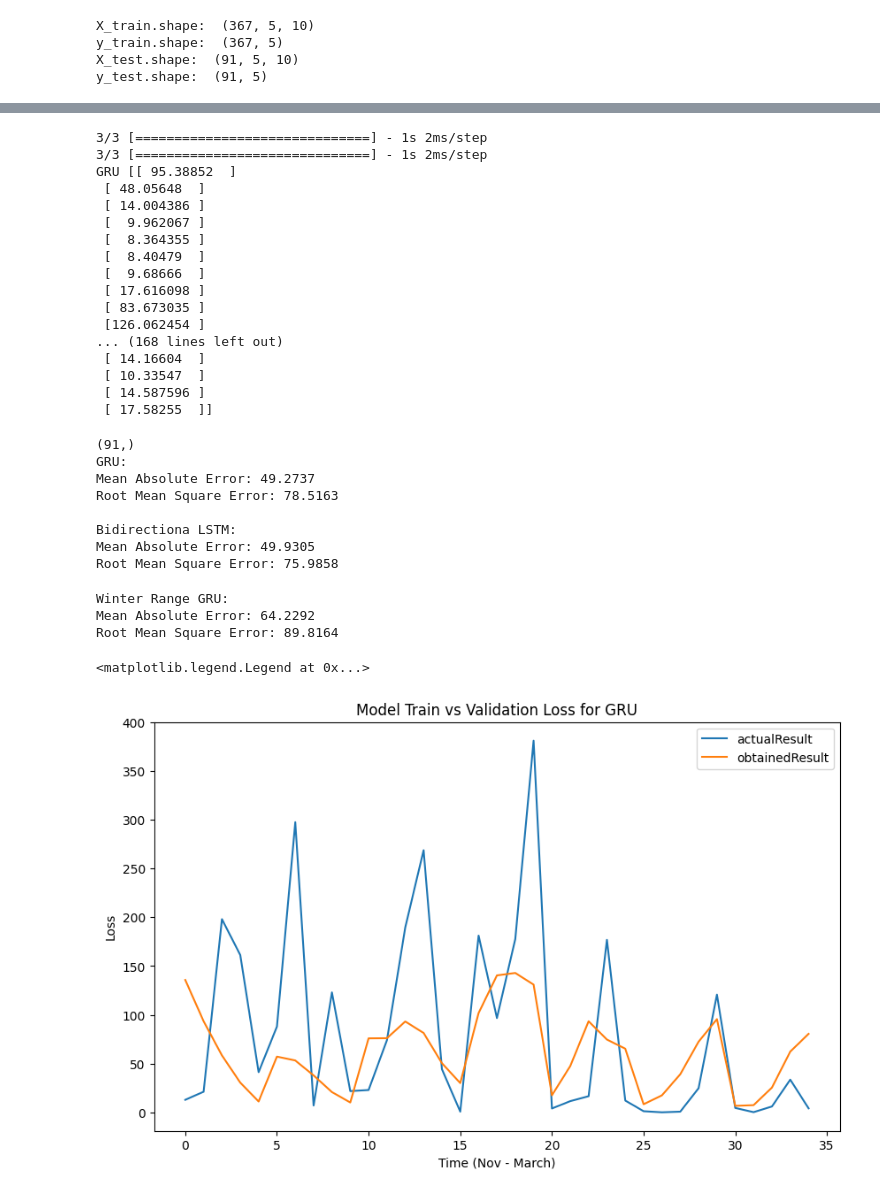
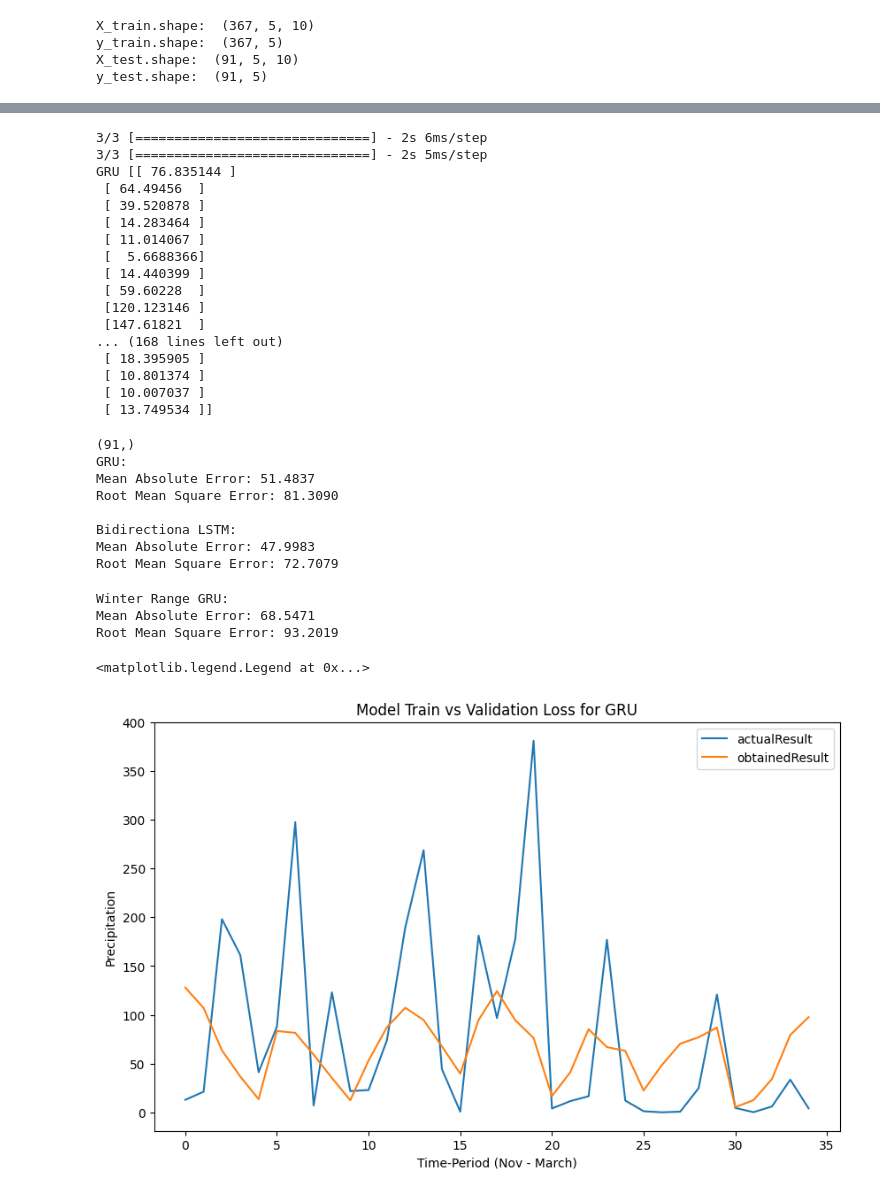
Before and after one commit to sejalwelankar/AgAID2023_Team9, a Jupyter notebook: GRU_Optimized.ipynb, the cells around one changed output, grey strips where cells are left out. Cells and saved outputs as stored; diff of their text form; code cells hidden in the pictures.

```diff
--- a/GRU_Optimized.ipynb
+++ b/GRU_Optimized.ipynb
@@ -20,7 +20,7 @@ from tensorflow.keras.layers import Dense, LSTM, Dropout, GRU, Bidirectional, Co
 #Setting up the data frame
 
 tf.random.set_seed(1234)
-df = pd.read_csv("Data_climate_indices_V2.csv")
+df = pd.read_csv("correct_water_data.csv")
 df = df[df['date'] < '2021-01-01']
 # %%
 ######################################################
@@ -192,23 +178,23 @@ prediction_bilstm = prediction(model_bilstm)
 print("GRU",prediction_gru)
 print("BILSTM", prediction_bilstm)
 # %% [output]
-3/3 [==============================] - 1s 2ms/step
-3/3 [==============================] - 1s 2ms/step
-GRU [[ 95.38852  ]
- [ 48.05648  ]
- [ 14.004386 ]
- [  9.962067 ]
- [  8.364355 ]
- [  8.40479  ]
- [  9.68666  ]
- [ 17.616098 ]
- [ 83.673035 ]
- [126.062454 ]
+3/3 [==============================] - 2s 6ms/step
+3/3 [==============================] - 2s 5ms/step
+GRU [[ 76.835144 ]
+ [ 64.49456  ]
+ [ 39.520878 ]
+ [ 14.283464 ]
+ [ 11.014067 ]
+ [  5.6688366]
+ [ 14.440399 ]
+ [ 59.60228  ]
+ [120.123146 ]
+ [147.61821  ]
 ... (168 lines left out)
- [ 14.16604  ]
- [ 10.33547  ]
- [ 14.587596 ]
- [ 17.58255  ]]
+ [ 18.395905 ]
+ [ 10.801374 ]
+ [ 10.007037 ]
+ [ 13.749534 ]]
 # %%
 def evaluate_prediction(predictions, actual, model_name):
     errors = predictions - actual
@@ -228,15 +214,15 @@ evaluate_prediction(prediction_bilstm, test_y[1:len(test_y) - 4], 'Bidirectiona
 # %% [output]
 (91,)
 GRU:
-Mean Absolute Error: 49.2737
-Root Mean Square Error: 78.5163
+Mean Absolute Error: 51.4837
+Root Mean Square Error: 81.3090
 
 Bidirectiona LSTM:
-Mean Absolute Error: 49.9305
-Root Mean Square Error: 75.9858
+Mean Absolute Error: 47.9983
+Root Mean Square Error: 72.7079
 # %%
-obtainedResult = np.array([])
-actualResult = np.array([])
+obtainedResultg = np.array([])
+actualResultg = np.array([])
 a = 11
 while True:
 
@@ -245,25 +231,25 @@ while True:
     temp1 = prediction_gru[a : a+5]
     temp2 = test_y[a : a+5]
     a = a + 11
-    obtainedResult = np.concatenate((obtainedResult, temp1))
-    actualResult = np.concatenate((actualResult, temp2))
+    obtainedResultg = np.concatenate((obtainedResultg, temp1))
+    actualResultg = np.concatenate((actualResultg, temp2))
 # %%
-evaluate_prediction(obtainedResult, actualResult, 'Winter Range GRU')
+evaluate_prediction(obtainedResultg, actualResultg, 'Winter Range GRU')
 # %% [output]
 Winter Range GRU:
-Mean Absolute Error: 64.2292
-Root Mean Square Error: 89.8164
+Mean Absolute Error: 68.5471
+Root Mean Square Error: 93.2019
 # %%
 plt.figure(figsize = (10, 6))
-plt.plot(actualResult)
-plt.plot(obtainedResult)
+plt.plot(actualResultg)
+plt.plot(obtainedResultg)
 plt.title('Model Train vs Validation Loss for GRU' )
-plt.ylabel('Loss')
-plt.xlabel('Time (Nov - March)')
+plt.ylabel('Precipitation')
+plt.xlabel('Time-Period (Nov - March)')
 plt.legend(['actualResult', 'obtainedResult'], loc='upper right')
 # %% [output]
 <matplotlib.legend.Legend at 0x...>
-[figure, old version]
+[figure, new version]
 # %%
 obtainedResult = np.array([])
 actualResult = np.array([])
```
Also changed, not shown: parts of 9 cells of this notebook, 2 other files.
